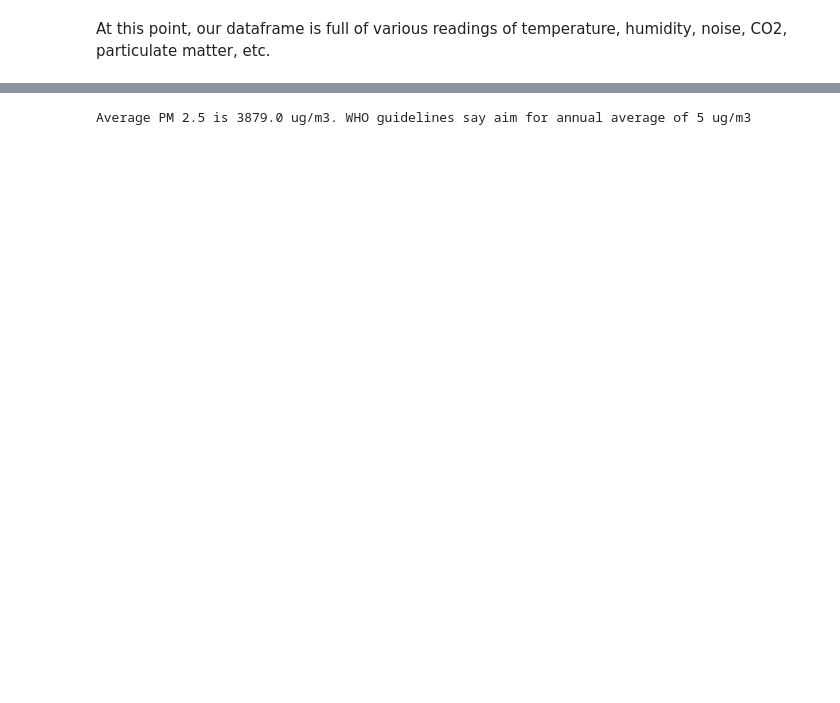
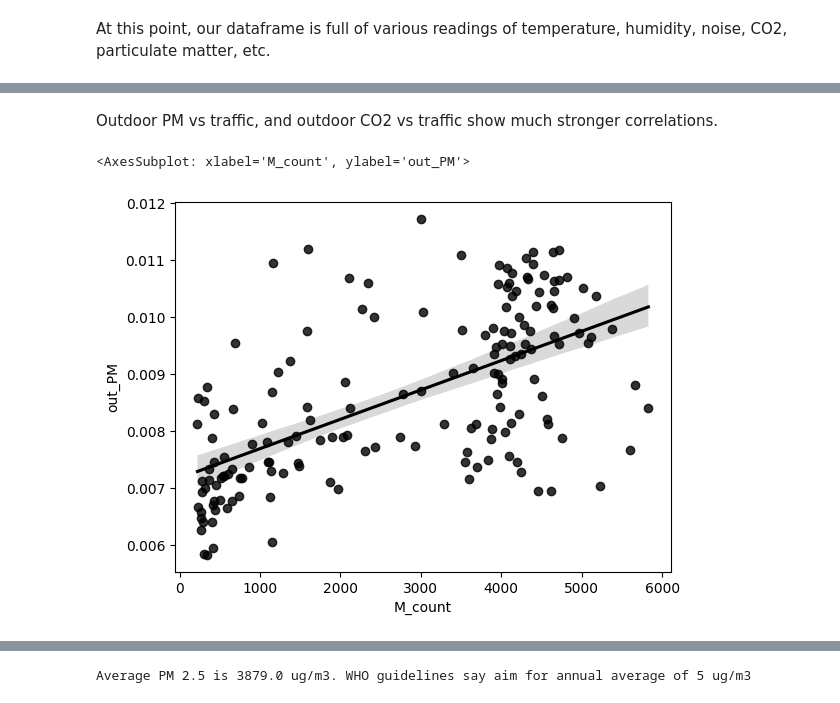
Before and after one commit to cooscoos/air_qual, a Jupyter notebook: README.ipynb, the cells around one changed output, grey strips where cells are left out. Saved outputs shown, nothing was run; the diff lists cells and outputs as text; code cells hidden in the pictures; blank space fills up the shorter version.

```diff
--- a/README.ipynb
+++ b/README.ipynb
@@ -94,0 +118,7 @@ df.plot.scatter(x="M_count",y="PM_25", ylabel="PM 2.5 (ppm)",xlabel="Motorway tr
+# %% [markdown]
+Outdoor PM vs traffic, and outdoor CO2 vs traffic show much stronger correlations.
+# %%
+sns.regplot(df,x="M_count",y="out_PM",color="black")
+# %% [output]
+<AxesSubplot: xlabel='M_count', ylabel='out_PM'>
+[figure, added]
```
Also changed, not shown: parts of 27 cells of this notebook, 15 other files.
